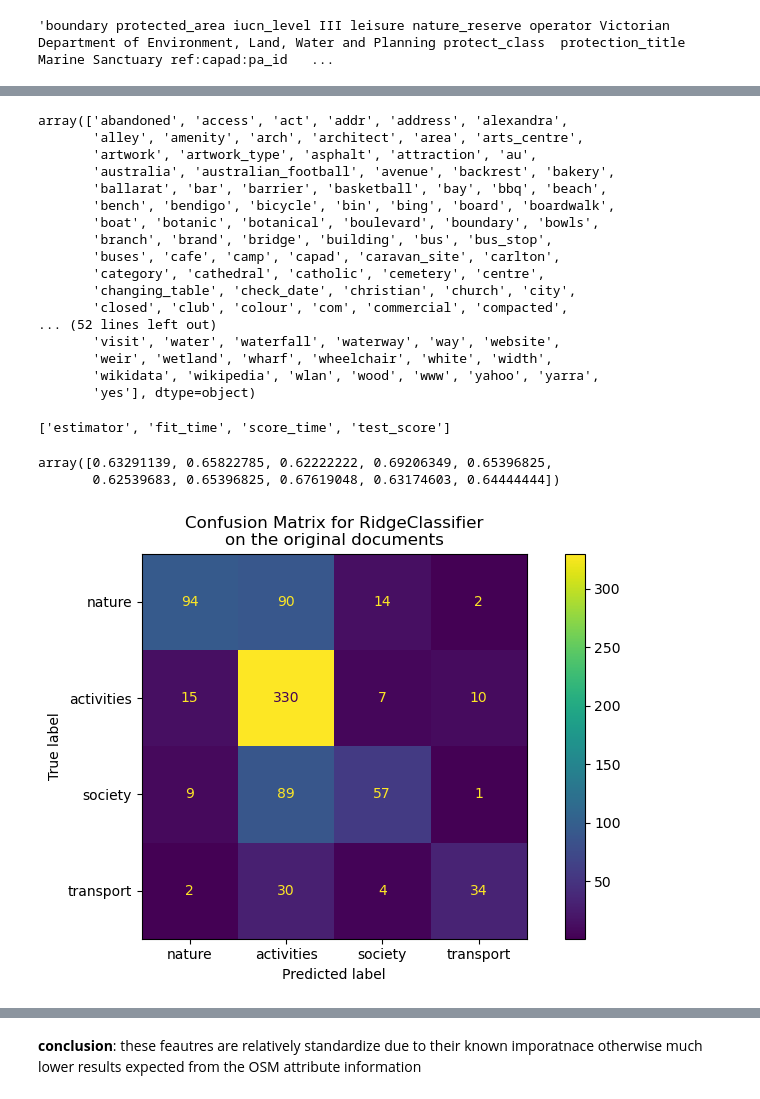
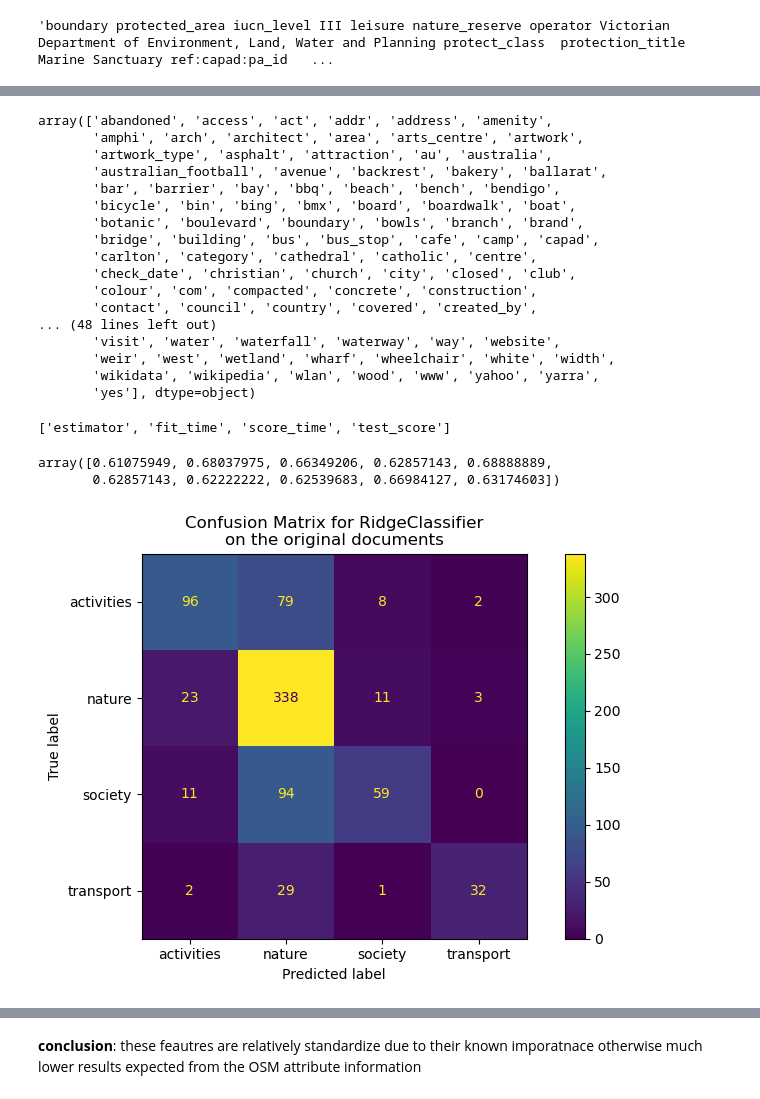
Before and after one commit to hamzeiehsan/leisure-walking-analysis, a Jupyter notebook: 4. final analysis.ipynb, the cells around one changed output, grey strips where cells are left out. Saved outputs shown, nothing was run; the diff lists cells and outputs as text; code cells hidden in the pictures.

```diff
--- a/4. final analysis.ipynb
+++ b/4. final analysis.ipynb
@@ -387,8 +387,7 @@ labelled_filtered_df = filtered_df[filtered_df['Class'] != 'unknown']
 target = labelled_filtered_df['Class']
 data = labelled_filtered_df['tags'].astype(str)
 
-data_train, data_test, target_train, target_test = train_test_split(data, target, test_size=0.2, stratify=target, random_state=432)
-target_names = list(target.unique())
+data_train, data_test, target_train, target_test = train_test_split(data, target, test_size=0.2, random_state=432)
 
 vectorizer = TfidfVectorizer(sublinear_tf=True, max_df=0.5, min_df=5, stop_words="english")
 X_train = vectorizer.fit_transform(data_train)
@@ -398,21 +397,21 @@ feature_names = vectorizer.get_feature_names_out()
 # %%
 feature_names
 # %% [output]
-array(['abandoned', 'access', 'act', 'addr', 'address', 'alexandra',
-       'alley', 'amenity', 'arch', 'architect', 'area', 'arts_centre',
-       'artwork', 'artwork_type', 'asphalt', 'attraction', 'au',
-       'australia', 'australian_football', 'avenue', 'backrest', 'bakery',
-       'ballarat', 'bar', 'barrier', 'basketball', 'bay', 'bbq', 'beach',
-       'bench', 'bendigo', 'bicycle', 'bin', 'bing', 'board', 'boardwalk',
-       'boat', 'botanic', 'botanical', 'boulevard', 'boundary', 'bowls',
-       'branch', 'brand', 'bridge', 'building', 'bus', 'bus_stop',
-       'buses', 'cafe', 'camp', 'capad', 'caravan_site', 'carlton',
-       'category', 'cathedral', 'catholic', 'cemetery', 'centre',
-       'changing_table', 'check_date', 'christian', 'church', 'city',
-       'closed', 'club', 'colour', 'com', 'commercial', 'compacted',
-... (52 lines left out)
+array(['abandoned', 'access', 'act', 'addr', 'address', 'amenity',
+       'amphi', 'arch', 'architect', 'area', 'arts_centre', 'artwork',
+       'artwork_type', 'asphalt', 'attraction', 'au', 'australia',
+       'australian_football', 'avenue', 'backrest', 'bakery', 'ballarat',
+       'bar', 'barrier', 'bay', 'bbq', 'beach', 'bench', 'bendigo',
+       'bicycle', 'bin', 'bing', 'bmx', 'board', 'boardwalk', 'boat',
+       'botanic', 'boulevard', 'boundary', 'bowls', 'branch', 'brand',
+       'bridge', 'building', 'bus', 'bus_stop', 'cafe', 'camp', 'capad',
+       'carlton', 'category', 'cathedral', 'catholic', 'centre',
+       'check_date', 'christian', 'church', 'city', 'closed', 'club',
+       'colour', 'com', 'compacted', 'concrete', 'construction',
+       'contact', 'council', 'country', 'covered', 'created_by',
+... (48 lines left out)
        'visit', 'water', 'waterfall', 'waterway', 'way', 'website',
-       'weir', 'wetland', 'wharf', 'wheelchair', 'white', 'width',
+       'weir', 'west', 'wetland', 'wharf', 'wheelchair', 'white', 'width',
        'wikidata', 'wikipedia', 'wlan', 'wood', 'www', 'yahoo', 'yarra',
        'yes'], dtype=object)
 # %%
@@ -430,24 +428,24 @@ sorted(cv_results.keys())
 clf = cv_results['estimator'][cv_results['test_score'].argmax()]
 cv_results['test_score']
 # %% [output]
-array([0.63291139, 0.65822785, 0.62222222, 0.69206349, 0.65396825,
-       0.62539683, 0.65396825, 0.67619048, 0.63174603, 0.64444444])
+array([0.61075949, 0.68037975, 0.66349206, 0.62857143, 0.68888889,
+       0.62857143, 0.62222222, 0.62539683, 0.66984127, 0.63174603])
 # %%
 pred = clf.predict(X_test)
 # %%
 import matplotlib.pyplot as plt
 
 from sklearn.metrics import ConfusionMatrixDisplay
-
+target_names = (['activities', 'nature', 'society', 'transport'])
 fig, ax = plt.subplots(figsize=(10, 5))
 ConfusionMatrixDisplay.from_predictions(target_test, pred, ax=ax)
 ax.xaxis.set_ticklabels(target_names)
 ax.yaxis.set_ticklabels(target_names)
 _ = ax.set_title(
     f"Confusion Matrix for {clf.__class__.__name__}\non the original documents"
 )
 # %% [output]
-[figure, old version]
+[figure, new version]
 # %%
 from sklearn.metrics import classification_report
 classification_report(target_test, pred, output_dict=True)
```
Also changed, not shown: parts of 27 cells of this notebook, 1 other file.
